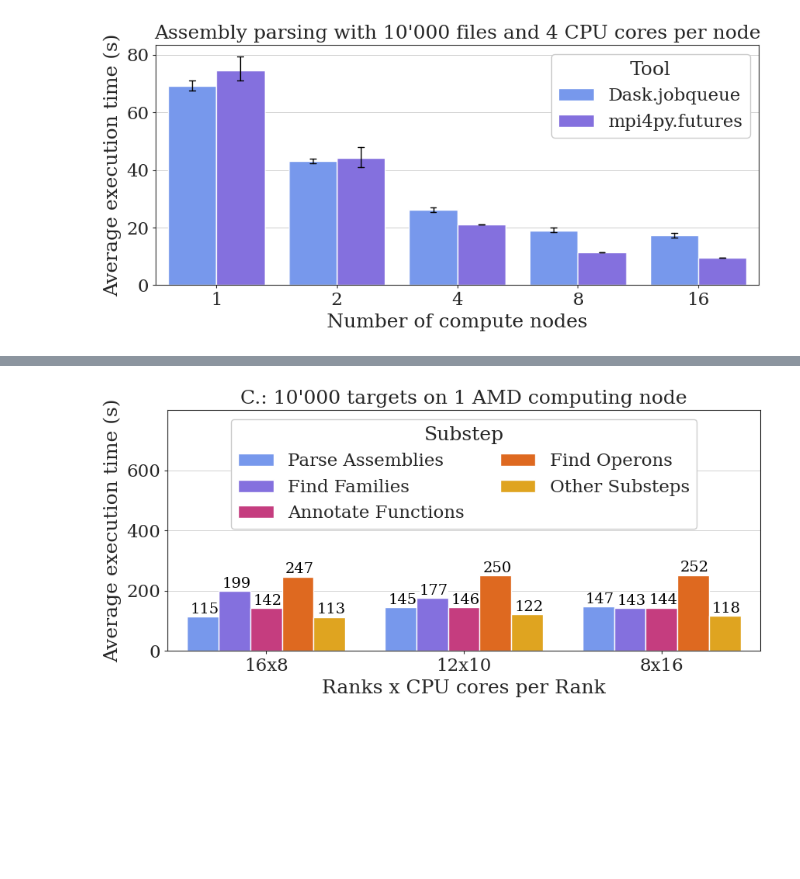
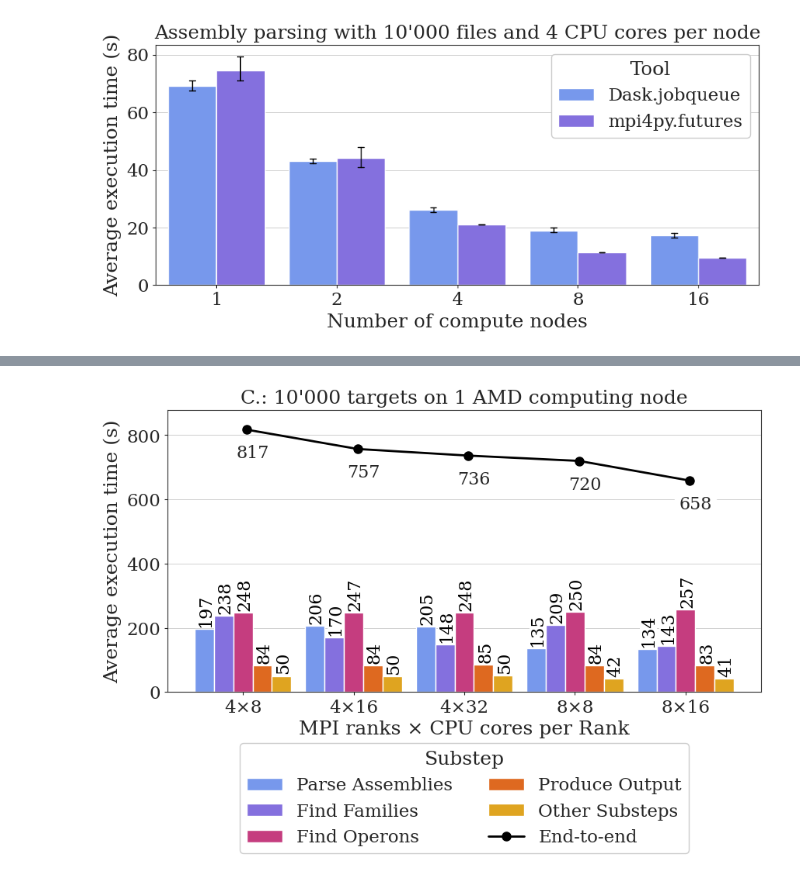
Before and after one commit to RetoKrummenacher/gcsnap2_reproduce, a Jupyter notebook: plots/plots.ipynb, the cells around one changed output, grey strips where cells are left out. Drawn from its saved outputs; the diff is of its cells as text; code cells hidden in the pictures; blank space fills up the shorter version.

Commit message:
Adds new code to generate plots and the plots

```diff
--- a/plots/plots.ipynb
+++ b/plots/plots.ipynb
@@ -321,16 +367,16 @@ This experiment is to evaluate the usability of Dask distributed vs MPI
 ##### Read Data
 # %%
 # path to files depending on the machine
-path_csv = '/.../experiments/dask_distributed_assemblies/'
+path_csv = '/users/stud/k/kruret00/PASC25/experiments_deliver/dask_distributed_assemblies/'
 
 # all csv files
-all_files = glob.glob(os.path.join(path_csv,'results', "*.csv"))
+all_files = glob.glob(os.path.join(path_csv,'results', '*.csv'))
 
 # add distributed experiments
-path_csv = '/.../experiments/mpi_distributed_assemblies/'
+path_csv = '/users/stud/k/kruret00/PASC25/experiments/mpi_distributed_assemblies/'
 
 # all csv files
-all_files = glob.glob(os.path.join(path_csv,'results', "*.csv")) + all_files
+all_files = glob.glob(os.path.join(path_csv,'results', '*.csv')) + all_files
 
 # Read all CSV files and combine them into a single DataFrame
 df_list = []
@@ -753,9 +790,9 @@ for k,v in plot_loop.items():
 # %%
 # path to files for unimproved GCsanp2
-path_csv = '/.../experiments/gcsnap2_amd/'
+path_csv = '/users/stud/k/kruret00/PASC25/experiments_deliver/setC/'
 
 # all csv files
-all_files = glob.glob(os.path.join(path_csv,'results', '**', "timing.csv"))
+all_files = glob.glob(os.path.join(path_csv,'results', '**', 'timing.csv'))
 
 # Read all CSV files and combine them into a single DataFrame
 df_list = []
@@ -791,7 +828,7 @@ for filename in all_files:
 combined_df = pd.concat(df_list, axis=0, ignore_index=True)
 df_gc2 = combined_df.copy()
 
-filter_l = ['End-to-end','Parse Assemblies','Find Families','Annotate Functions','Find Operons','Other Substeps']
+filter_l = ['End-to-end','Parse Assemblies','Find Families','Find Operons','Produce Output','Other Substeps']
 
 # combine results to blocks
 steps = ['All steps 0-10',
@@ -812,12 +849,13 @@ df_gc2_steps = df_gc2.copy()
 df_gc2['task'] = df_gc2['task'].replace(steps[0], 'End-to-end')
 df_gc2['task'] = df_gc2['task'].replace(steps[4], 'Parse Assemblies')
 df_gc2['task'] = df_gc2['task'].replace(steps[6], 'Find Families')
-df_gc2['task'] = df_gc2['task'].replace(steps[7], 'Annotate Functions')
+df_gc2['task'] = df_gc2['task'].replace(steps[7], 'Other Substeps')
 df_gc2['task'] = df_gc2['task'].replace(steps[8], 'Find Operons')
 df_gc2['task'] = df_gc2['task'].replace(steps[1], 'Other Substeps')
 df_gc2['task'] = df_gc2['task'].replace(steps[3], 'Other Substeps')
 df_gc2['task'] = df_gc2['task'].replace(steps[5], 'Other Substeps')
-df_gc2['task'] = df_gc2['task'].replace(steps[9:12], 'Other Substeps')
+df_gc2['task'] = df_gc2['task'].replace(steps[9:11], 'Other Substeps')
+df_gc2['task'] = df_gc2['task'].replace(steps[11:], 'Produce Output')
 df_gc2 = df_gc2[df_gc2['task'].isin(filter_l)].copy()
 block_df_gc2 = df_gc2.groupby(['task', 'targets', 'nodes', 'total_ranks' , 'ranks', 'cores', 'repetition'])['total time (s)'].sum().reset_index()
 bs_df_gc2 = pd.concat([block_df_gc2,df_gc2_steps], axis=0, ignore_index=True).copy()
@@ -855,7 +893,7 @@ steps = ['All steps 0-10',
          'Step 10: Write output']
 
 plot_loop = {
-    'gcsnap2_scaling' : {
+    'gcsnap2_portability' : {
         'on_x' : 'total_ranks',
         'on_x_label' : 'MPI ranks × CPU cores per Rank',
         'on_y' : 'total time (s)',
@@ -864,8 +902,8 @@ plot_loop = {
         'on_hue_label' : 'Substep',
         'columns' : ['task', 'total_ranks', 'repetition'],
         'filter_cols' : [
-            ('task', ['Parse Assemblies','Find Families','Annotate Functions','Find Operons','Other Substeps']),
-            ('total_ranks', ['16×8','12×10','8×16']),
+            ('task', ['Parse Assemblies','Find Families','Find Operons','Produce Output','Other Substeps','End-to-end',]),
+            ('total_ranks', ['4×8','4×16','4×32','8×8','8×16']),
             ('targets', [10000])
         ],
         'x_order' : 'total_ranks',
@@ -875,7 +913,7 @@ plot_loop = {
         'ncol' : 2,
         'annotate' : True,
         'steps_of_interest' : False,
-        'ylim': [0,799]
+        'ylim': [0,879]
     }
 }
 
@@ -906,7 +944,7 @@ for k,v in plot_loop.items():
     else:
         errorbar = None
     # ignored if annotate=False
-    annotation_rotated=False
+    annotation_rotated=True
 
     # Filter data
     for filt in filter_cols:
@@ -924,51 +962,102 @@ for k,v in plot_loop.items():
     # Sum time over steps
     data = df.groupby(columns)['total time (s)'].sum().reset_index()
 
+    # Separate "End-to-end" data from the rest
+    df_end_to_end = data[data[on_hue] == "End-to-end"].copy()
+    df_bars = data[data[on_hue] != "End-to-end"].copy()
+
+    # Convert categorical x-axis labels into numeric positions
+    x_positions = np.arange(len(x_order))  # Numeric indices for bars
+
     # Plot the bar plot using seaborn
-    plt.figure(figsize=(fig_width, fig_height))
+    plt.figure(figsize=(fig_width, fig_height*1.5))
     ax = sns.barplot(
-        data=data,
+        data=df_bars,
         x=on_x,
         order = x_order,
         y=on_y,
         hue=on_hue,
         hue_order=hue_order,
+        width=1.05,
         estimator=np.mean,
         errorbar = errorbar,
         palette=custom_palette[:data[on_hue].nunique()],
         capsize=0.1,  # Controls the size of the caps on the error bars
         err_kws={'color': 'black', 'linewidth': 1} # Width of the error bars
     )
+
+    # Get bar centers from Seaborn's categorical plot layout
+    bar_centers = []
+    for bar in ax.containers:
+        for p in bar:
+            bar_centers.append(p.get_x() + p.get_width() * 5 / 2)
+
+    # Extract only unique x positions (since bars are grouped by hue)
+    xticks_positions = sorted(set(bar_centers[:len(x_order)]))
+
+    # Set x-ticks exactly at bar centers
+    ax.set_xticks(xticks_positions)
+    ax.set_xticklabels(x_order)  # Use the actual category labels
+
+    # Plot "End-to-end" as a **connected line plot**
+    if not df_end_to_end.empty:
+        # Compute mean execution time for "End-to-end"
+        line_y = [df_end_to_end[df_end_to_end[on_x] == x][on_y].mean() for x in x_order]
+
+        # Plot the line
+        plt.plot(x_positions-0.05, line_y, color='black', marker='o', markersize=8, linewidth=2, label='End-to-end')
+
+        # Annotate points with execution time
+        for i, (x, y) in enumerate(zip(x_positions, line_y)):
+            plt.text(i, y - 100, f"{y:.0f}", ha='center', va='bottom', fontsize=font_size,
+                    bbox=dict(facecolor='white', edgecolor='white'))
+
 
     # Set plot properties
     plt.xlabel(on_x_label)
     plt.ylabel(on_y_label)
 
     # Add thin grid lines at y-axis ticks
     make_grid(ax, plt)
 
     # Set the title using plt.title()
     plt.title(title)
 
     # set y axis limits for plot to fit
     if not v.get('ylim',None) is None:
         l,u = v.get('ylim')
         plt.ylim(l,u)
 
-    # Place the legend at the top-right corner
-    leg = plt.legend(title=on_hue_label, loc=v.get('loc'), ncol=v.get('ncol'))
-    leg.get_frame().set_alpha(1)
+    # Get existing legend handles and labels
+    handles, labels = ax.get_legend_handles_labels()
+
+    # Filter out 'End-to-end' from the legend
+    filtered_handles = [h for h, l in zip(handles, labels) if l != 'End-to-end']
+    filtered_labels = [l for l in labels if l != 'End-to-end']
+
+    # Manually create a legend entry for 'End-to-end' as a line
+    line_legend = mlines.Line2D([], [], color='black', marker='o', markersize=8, linewidth=2, label='End-to-end')
+
+    # Add it to the legend
+    filtered_handles.append(line_legend)
+    filtered_labels.append('End-to-end')
+
+    # Move legend **below the plot**
+    leg = plt.legend(filtered_handles, filtered_labels, title=on_hue_label ,loc='upper center', bbox_to_anchor=(0.5, -0.15),
+                    ncol=2, frameon=True)
+
+    # Ensure the legend has a visible border
     leg.get_frame().set_alpha(1)
 
     # Format the y-axis ticks with a space as a thousand separator
     # Format legend labels with a space as a thousand separator
     formatter(ax)
 
     # Annotate each bar with the formatted value
     if annotate:
         annotater(ax, plt, annotation_rotated)
 
     # finish, save and plot
     finisher(plot_name, plt)
 # %% [output]
-[figure, old version]
+[figure, new version]
```
Also changed, not shown: parts of 19 cells of this notebook, 9 other files.
